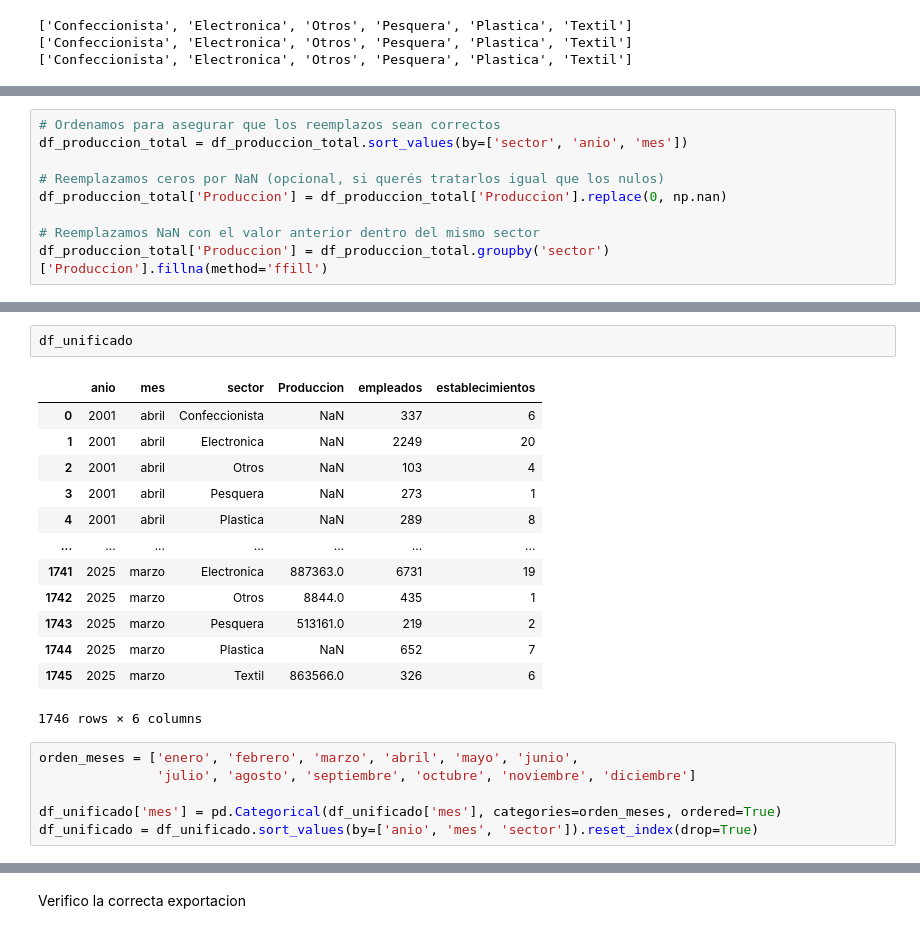
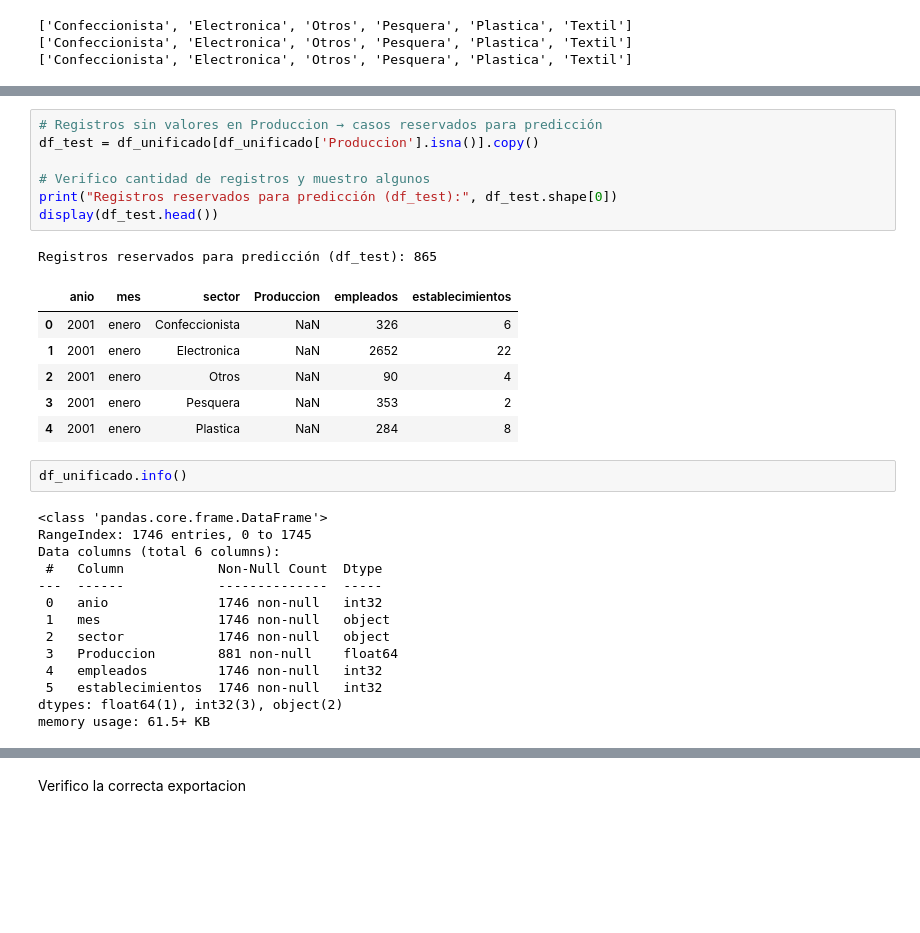
Before and after one commit to lunalucianoj/produccion-industrial-tdf, a Jupyter notebook: notebooks/01_exploracion_y_union_datasets.ipynb, the cells around one changed output, grey strips where cells are left out. Cells and saved outputs as stored; diff of their text form; blank space fills up the shorter version.

```diff
--- a/notebooks/01_exploracion_y_union_datasets.ipynb
+++ b/notebooks/01_exploracion_y_union_datasets.ipynb
@@ -806,9 +1192,0 @@ df_produccion_total['Produccion'].isnull().sum()
-# %%
-# Ordenamos para asegurar que los reemplazos sean correctos
-df_produccion_total = df_produccion_total.sort_values(by=['sector', 'anio', 'mes'])
-
-# Reemplazamos ceros por NaN (opcional, si querés tratarlos igual que los nulos)
-df_produccion_total['Produccion'] = df_produccion_total['Produccion'].replace(0, np.nan)
-
-# Reemplazamos NaN con el valor anterior dentro del mismo sector
-df_produccion_total['Produccion'] = df_produccion_total.groupby('sector')['Produccion'].fillna(method='ffill')
@@ -934,22 +1281,31 @@ dtype: int64
+# %%
+# Registros sin valores en Produccion → casos reservados para predicción
+df_test = df_unificado[df_unificado['Produccion'].isna()].copy()
+
+# Verifico cantidad de registros y muestro algunos
+print("Registros reservados para predicción (df_test):", df_test.shape[0])
+display(df_test.head())
+# %% [output]
+Registros reservados para predicción (df_test): 865
+|  | anio | mes | sector | Produccion | empleados | establecimientos |
+| 0 | 2001 | enero | Confeccionista | NaN | 326 | 6 |
+| 1 | 2001 | enero | Electronica | NaN | 2652 | 22 |
+| 2 | 2001 | enero | Otros | NaN | 90 | 4 |
+| 3 | 2001 | enero | Pesquera | NaN | 353 | 2 |
+| 4 | 2001 | enero | Plastica | NaN | 284 | 8 |
 # %%
-df_unificado
+df_unificado.info()
 # %% [output]
-|  | anio | mes | sector | Produccion | empleados | establecimientos |
-| 0 | 2001 | abril | Confeccionista | NaN | 337 | 6 |
-| 1 | 2001 | abril | Electronica | NaN | 2249 | 20 |
-| 2 | 2001 | abril | Otros | NaN | 103 | 4 |
-| 3 | 2001 | abril | Pesquera | NaN | 273 | 1 |
-| 4 | 2001 | abril | Plastica | NaN | 289 | 8 |
-| ... | ... | ... | ... | ... | ... | ... |
-| 1741 | 2025 | marzo | Electronica | 887363.0 | 6731 | 19 |
-| 1742 | 2025 | marzo | Otros | 8844.0 | 435 | 1 |
-| 1743 | 2025 | marzo | Pesquera | 513161.0 | 219 | 2 |
-| 1744 | 2025 | marzo | Plastica | NaN | 652 | 7 |
-| 1745 | 2025 | marzo | Textil | 863566.0 | 326 | 6 |
-1746 rows × 6 columns
+<class 'pandas.core.frame.DataFrame'>
+RangeIndex: 1746 entries, 0 to 1745
+Data columns (total 6 columns):
+ #   Column            Non-Null Count  Dtype
+---  ------            --------------  -----
+ 0   anio              1746 non-null   int32
+ 1   mes               1746 non-null   object
+ 2   sector            1746 non-null   object
+ 3   Produccion        881 non-null    float64
+ 4   empleados         1746 non-null   int32
+ 5   establecimientos  1746 non-null   int32
+dtypes: float64(1), int32(3), object(2)
+memory usage: 61.5+ KB
-# %%
-orden_meses = ['enero', 'febrero', 'marzo', 'abril', 'mayo', 'junio',
-               'julio', 'agosto', 'septiembre', 'octubre', 'noviembre', 'diciembre']
-
-df_unificado['mes'] = pd.Categorical(df_unificado['mes'], categories=orden_meses, ordered=True)
-df_unificado = df_unificado.sort_values(by=['anio', 'mes', 'sector']).reset_index(drop=True)
```
Also changed, not shown: parts of 141 cells of this notebook.
